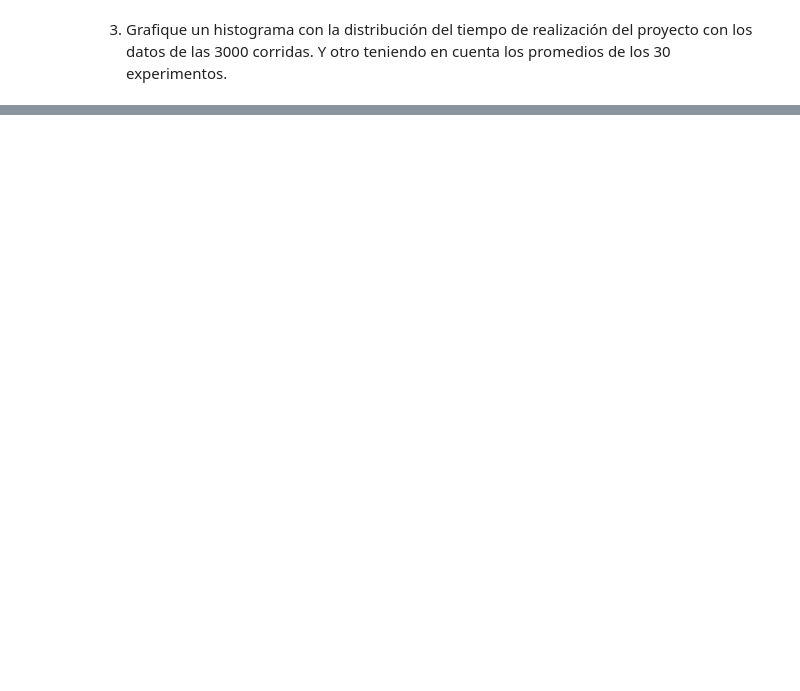
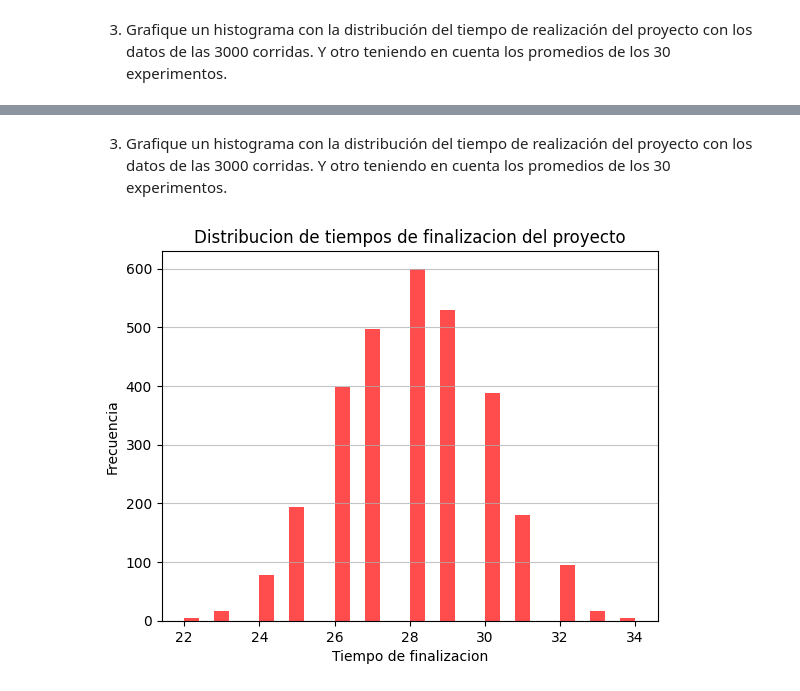
Before and after one commit to andressantillan/tp5-modelos, a Jupyter notebook: tp5.ipynb, the cells around one changed output, grey strips where cells are left out. Saved outputs shown, nothing was run; the diff lists cells and outputs as text; code cells hidden in the pictures; blank space fills up the shorter version.

```diff
--- a/tp5.ipynb
+++ b/tp5.ipynb
@@ -123,0 +301,6 @@ plt.grid(axis='y', alpha=0.75)
+# %%
+contadoresConstruccion = simulacionConstruccion()
+promedioProyecto = np.mean(contadoresConstruccion['total'])
+li, ls = calc_intervalo_confianza(contadoresConstruccion['total'], np.std(contadoresConstruccion['total']), Z)
+print(f'Tiempo promedio de finalizacion del proyecto: {int(promedioProyecto)} dias')
+print(f'Intervalo de confianza: {li:.2f} - {ls:.2f}')
@@ -123,0 +357,10 @@ plt.grid(axis='y', alpha=0.75)
+# %% [markdown]
+3. Grafique un histograma con la distribución del tiempo de realización del proyecto con los datos de las 3000 corridas. Y otro teniendo en cuenta los promedios de los 30 experimentos.
+# %%
+plt.hist(contadoresConstruccion['total'], bins=30, color='red', alpha=0.7)
+plt.title('Distribucion de tiempos de finalizacion del proyecto')
+plt.xlabel('Tiempo de finalizacion')
+plt.ylabel('Frecuencia')
+plt.grid(axis='y', alpha=0.75)
+# %% [output]
+[figure, added]
```
Also changed, not shown: parts of 20 cells of this notebook, 2 other files.
